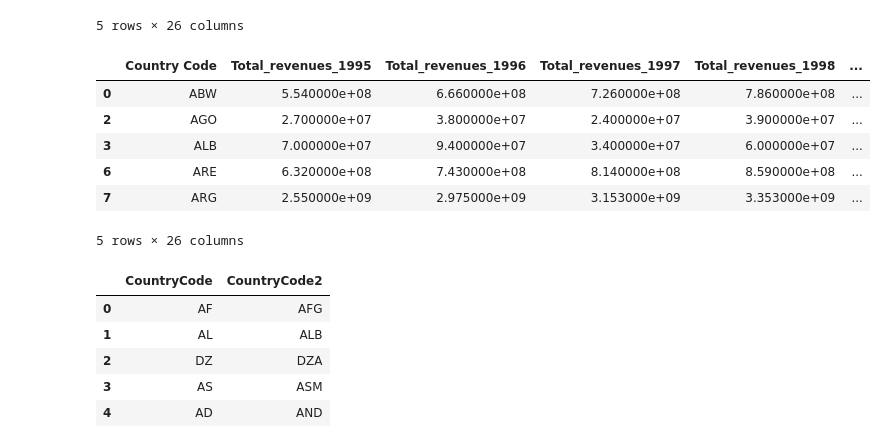
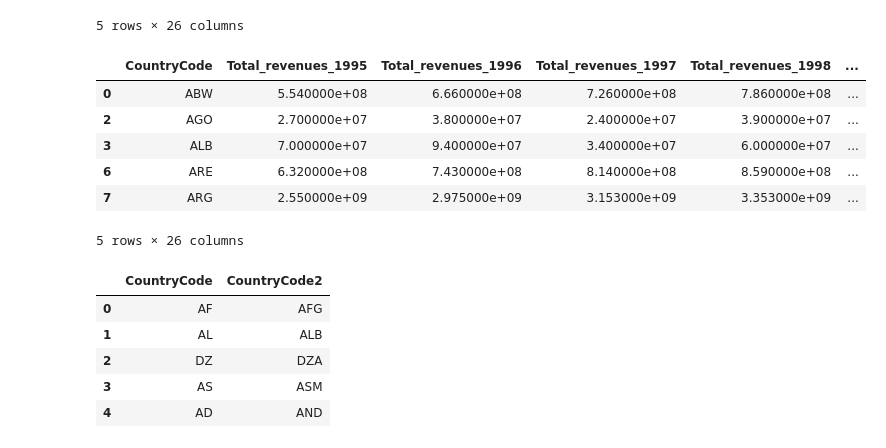
Before and after one commit to ewatxc82/tourism_statistical_analysis, a Jupyter notebook: data_etl.ipynb, the cells around one changed output. Cells and saved outputs as stored; diff of their text form; code cells hidden in the pictures.

```diff
--- a/data_etl.ipynb
+++ b/data_etl.ipynb
@@ -106,10 +100,10 @@ clean_revenues_df.head()
 | 7 | ARG | 2.550000e+09 | 2.975000e+09 | 3.153000e+09 | 3.353000e+09 | 3.175000e+09 | 3.195000e+09 | 2.756000e+09 | 1.716000e+09 | 2.306000e+09 | ... |
 5 rows × 26 columns
 # %%
-clean_revenues_df=clean_revenues_df.rename(columns={"1995":"Total_revenues_1995","1996":"Total_revenues_1996","1997":"Total_revenues_1997","1998":"Total_revenues_1998","1999":"Total_revenues_1999","2000":"Total_revenues_2000","2001":"Total_revenues_2001","2002":"Total_revenues_2002","2003":"Total_revenues_2003","2004":"Total_revenues_2004","2005":"Total_revenues_2005","2006":"Total_revenues_2006","2007":"Total_revenues_2007","2008":"Total_revenues_2008","2009":"Total_revenues_2009","2010":"Total_revenues_2010","2011":"Total_revenues_2011","2012":"Total_revenues_2012","2013":"Total_revenues_2013","2014":"Total_revenues_2014","2015":"Total_revenues_2015","2016":"Total_revenues_2017","2018":"Total_revenues_2018","2019":"Total_revenues_2019"})
+clean_revenues_df=clean_revenues_df.rename(columns={"Country Code":"CountryCode","1995":"Total_revenues_1995","1996":"Total_revenues_1996","1997":"Total_revenues_1997","1998":"Total_revenues_1998","1999":"Total_revenues_1999","2000":"Total_revenues_2000","2001":"Total_revenues_2001","2002":"Total_revenues_2002","2003":"Total_revenues_2003","2004":"Total_revenues_2004","2005":"Total_revenues_2005","2006":"Total_revenues_2006","2007":"Total_revenues_2007","2008":"Total_revenues_2008","2009":"Total_revenues_2009","2010":"Total_revenues_2010","2011":"Total_revenues_2011","2012":"Total_revenues_2012","2013":"Total_revenues_2013","2014":"Total_revenues_2014","2015":"Total_revenues_2015","2016":"Total_revenues_2016","2017":"Total_revenues_2017","2018":"Total_revenues_2018","2019":"Total_revenues_2019"})
 clean_revenues_df.head()
 # %% [output]
-|  | Country Code | Total_revenues_1995 | Total_revenues_1996 | Total_revenues_1997 | Total_revenues_1998 | ... |
+|  | CountryCode | Total_revenues_1995 | Total_revenues_1996 | Total_revenues_1997 | Total_revenues_1998 | ... |
 | 0 | ABW | 5.540000e+08 | 6.660000e+08 | 7.260000e+08 | 7.860000e+08 | ... |
 | 2 | AGO | 2.700000e+07 | 3.800000e+07 | 2.400000e+07 | 3.900000e+07 | ... |
 | 3 | ALB | 7.000000e+07 | 9.400000e+07 | 3.400000e+07 | 6.000000e+07 | ... |
```
Also changed, not shown: parts of 14 cells of this notebook, 3 other files.
